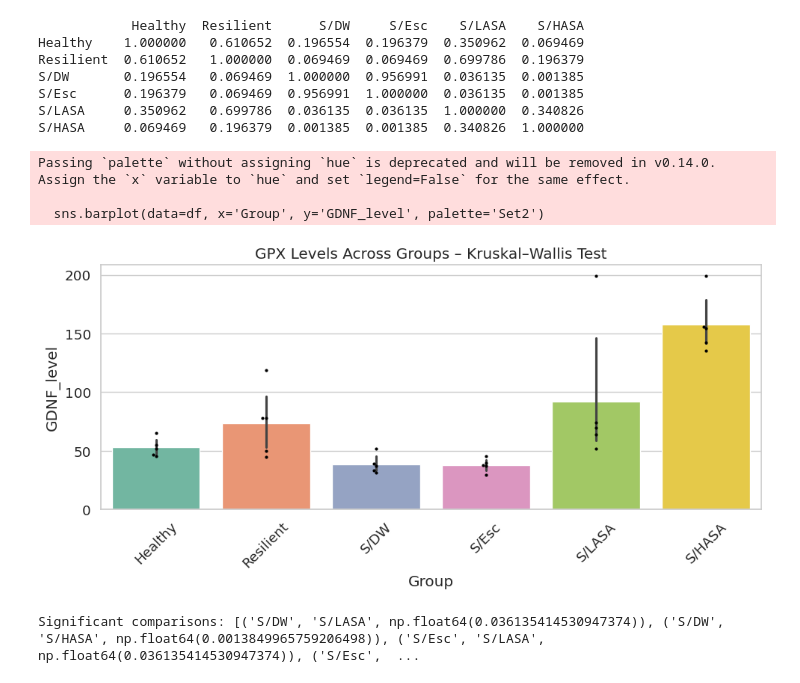
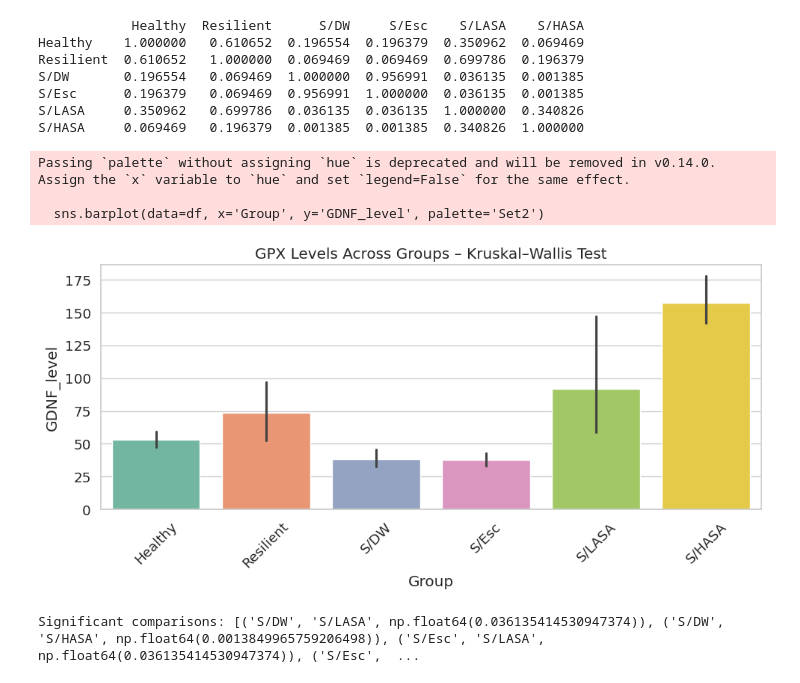
Before and after one commit to J-oyin/Dr.-Jimoh-Analysis, a Jupyter notebook: GDNF.ipynb, the cells around one changed output. Cells and saved outputs as stored; diff of their text form; code cells hidden in the pictures.

```diff
--- a/GDNF.ipynb
+++ b/GDNF.ipynb
@@ -110,20 +110,20 @@ S/HASA     0.069469   0.196379  0.001385  0.001385  0.340826  1.000000
 # %%
 import seaborn as sns
 import matplotlib.pyplot as plt
 
 plt.figure(figsize=(10,5))
 sns.barplot(data=df, x='Group', y='GDNF_level', palette='Set2')
-sns.swarmplot(data=df, x='Group', y='GDNF_level', color='black', size=3)
+#sns.swarmplot(data=df, x='Group', y='GDNF_level', color='black', size=3)
 
 plt.title("GPX Levels Across Groups – Kruskal–Wallis Test")
 plt.xticks(rotation=45)
 plt.tight_layout()
 plt.show()
 # %% [output]
 Passing `palette` without assigning `hue` is deprecated and will be removed in v0.14.0. Assign the `x` variable to `hue` and set `legend=False` for the same effect.
 
   sns.barplot(data=df, x='Group', y='GDNF_level', palette='Set2')
-[figure, old version]
+[figure, new version]
 # %%
 import seaborn as sns
 import matplotlib.pyplot as plt
```
